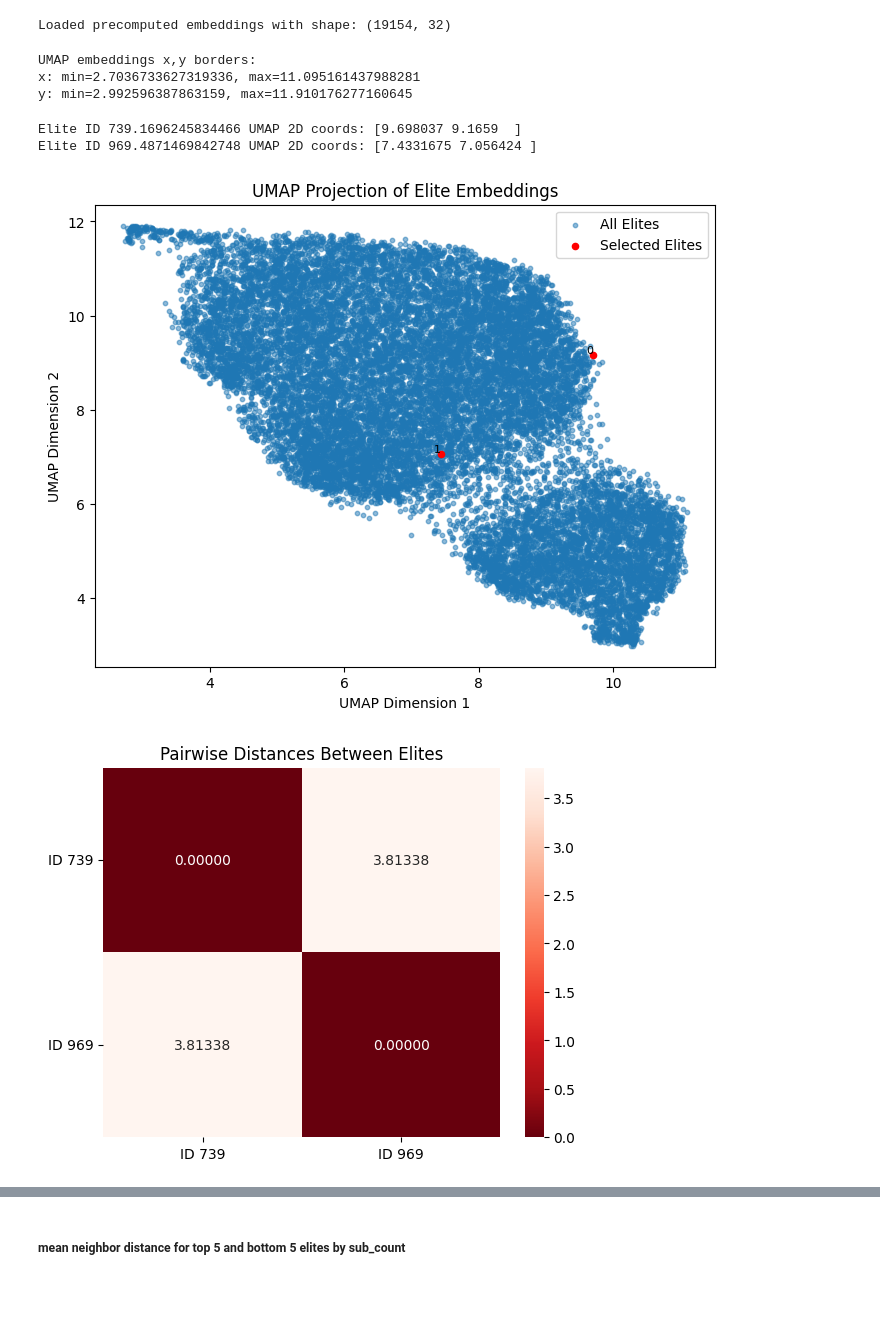
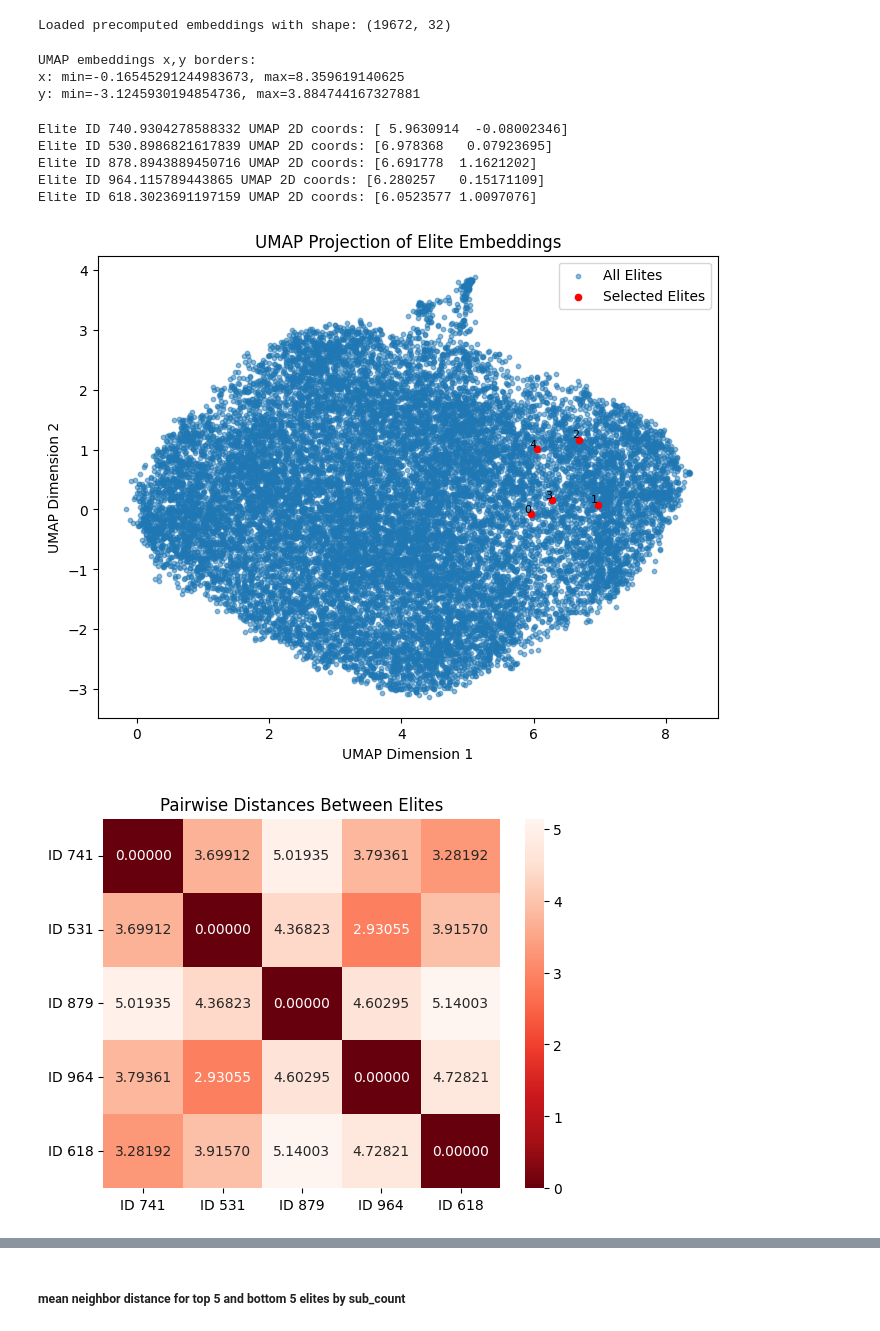
Before and after one commit to zibasPk/Novelty-Search-for-Racing-Track-Design, a Jupyter notebook: mapelite/data_analysis/ns_result_analysis.ipynb, the cells around one changed output, grey strips where cells are left out. Saved outputs shown, nothing was run; the diff lists cells and outputs as text; code cells hidden in the pictures; blank space fills up the shorter version.

```diff
--- a/mapelite/data_analysis/ns_result_analysis.ipynb
+++ b/mapelite/data_analysis/ns_result_analysis.ipynb
@@ -1,11 +1,12 @@
 # %%
 import json
 import numpy as np
-_dataset_path = "mapelite/datasets/track_embeddings_metrics_32dim_rngMixDS_4.npz"
+from mapelite.config import PRECOMPILED_EMBEDDINGS_PATH
+_dataset_path = PRECOMPILED_EMBEDDINGS_PATH
 _data = np.load(_dataset_path)
 _embeddings = _data["embeddings"]
 
-NS_PATH = "data/Archive/NS/ns_run_5/ns/"
+NS_PATH = "data/ns/"
 
 ns_elites_path = NS_PATH + "elites.json"
 
@@ -16,4 +17,5 @@ with open(ns_elites_path, "r") as f:
 metadata = elites_data["metadata"]
 elites = elites_data["elites"]
 print("Number of elites:", len(elites))
+print("Elite keys:", elites[0].keys())
 # %% [output]
@@ -68,19 +125,20 @@ print(f"UMAP embeddings x,y borders:")
 print(f"x: min={umap_embeddings[:,0].min()}, max={umap_embeddings[:,0].max()}")
 print(f"y: min={umap_embeddings[:,1].min()}, max={umap_embeddings[:,1].max()}")
 # %% [output]
-Loaded precomputed embeddings with shape: (19154, 32)
+Loaded precomputed embeddings with shape: (19672, 32)
 UMAP embeddings x,y borders:
-x: min=2.7036733627319336, max=11.095161437988281
-y: min=2.992596387863159, max=11.910176277160645
+x: min=-0.16545291244983673, max=8.359619140625
+y: min=-3.1245930194854736, max=3.884744167327881
 # %%
 import joblib
 import numpy as np
 import matplotlib.pyplot as plt
-elite_ids = [739.1696245834466, 969.4871469842748]
+selected_elite_ids = [740.9304278588332, 530.8986821617839, 878.8943889450716, 964.115789443865, 618.3023691197159]
+
 
 # Preserve order of elite_ids
 id_to_elite = {elite["id"]: elite for elite in elites}
-selected_elites = [id_to_elite[eid] for eid in elite_ids if eid in id_to_elite]
+selected_elites = [id_to_elite[eid] for eid in selected_elite_ids if eid in id_to_elite]
 selected_embeddings = [elite["embedding"] for elite in selected_elites]
 
 reduced_points = []
@@ -109,23 +167,26 @@ plt.ylabel("UMAP Dimension 2")
 plt.legend()
 plt.show()
 # %% [output]
-Elite ID 739.1696245834466 UMAP 2D coords: [9.698037 9.1659  ]
-Elite ID 969.4871469842748 UMAP 2D coords: [7.4331675 7.056424 ]
+Elite ID 740.9304278588332 UMAP 2D coords: [ 5.9630914  -0.08002346]
+Elite ID 530.8986821617839 UMAP 2D coords: [6.978368   0.07923695]
+Elite ID 878.8943889450716 UMAP 2D coords: [6.691778  1.1621202]
+Elite ID 964.115789443865 UMAP 2D coords: [6.280257   0.15171109]
+Elite ID 618.3023691197159 UMAP 2D coords: [6.0523577 1.0097076]
-[figure, old version]
+[figure, new version]
 # %%
 from scipy.spatial.distance import pdist, squareform
 import seaborn as sns
 import matplotlib.pyplot as plt
 import numpy as np
 
 latent_distance_matrix = squareform(pdist(selected_embeddings, metric="euclidean"))
 
 # shorten labels for readability
-labels = [f"ID {id:.0f}" for id in elite_ids]
+labels = [f"ID {id:.0f}" for id in selected_elite_ids]
 
 sns.heatmap(latent_distance_matrix, annot=True, cmap="Reds_r", xticklabels=labels, yticklabels=labels, fmt=".5f")
 plt.title("Pairwise Distances Between Elites")
 plt.yticks(rotation=0)
 plt.show()
 # %% [output]
-[figure, old version]
+[figure, new version]
```
Also changed, not shown: parts of 6 cells of this notebook, 2 other files.
